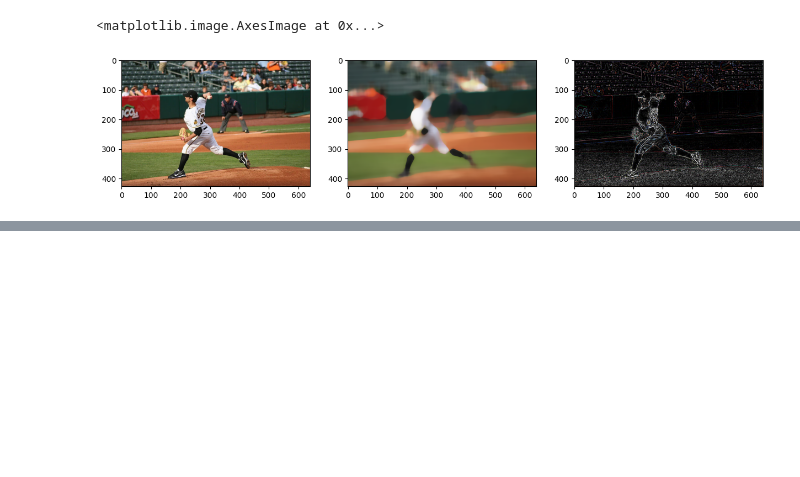
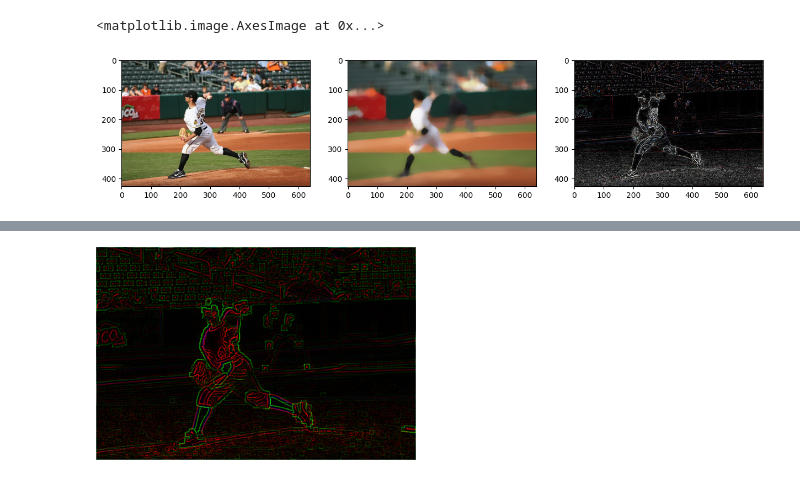
Before and after one commit to jansoe/AICA, a Jupyter notebook: Convolution_basics.ipynb, the cells around one changed output, grey strips where cells are left out. Saved outputs shown, nothing was run; the diff lists cells and outputs as text; code cells hidden in the pictures; blank space fills up the shorter version.

```diff
--- a/Convolution_basics.ipynb
+++ b/Convolution_basics.ipynb
@@ -158,0 +177,6 @@ ax[2].imshow(img.filter(ImageFilter.FIND_EDGES))
+# %%
+# Das gefilterte und gestackte Bild nochmals filtern
+filtered_filter_stacked = filter_stacked.filter(ImageFilter.FIND_EDGES())
+filtered_filter_stacked.resize((320, 213))
+# %% [output]
+[figure, added]
```
Also changed, not shown: parts of 5 cells of this notebook.
